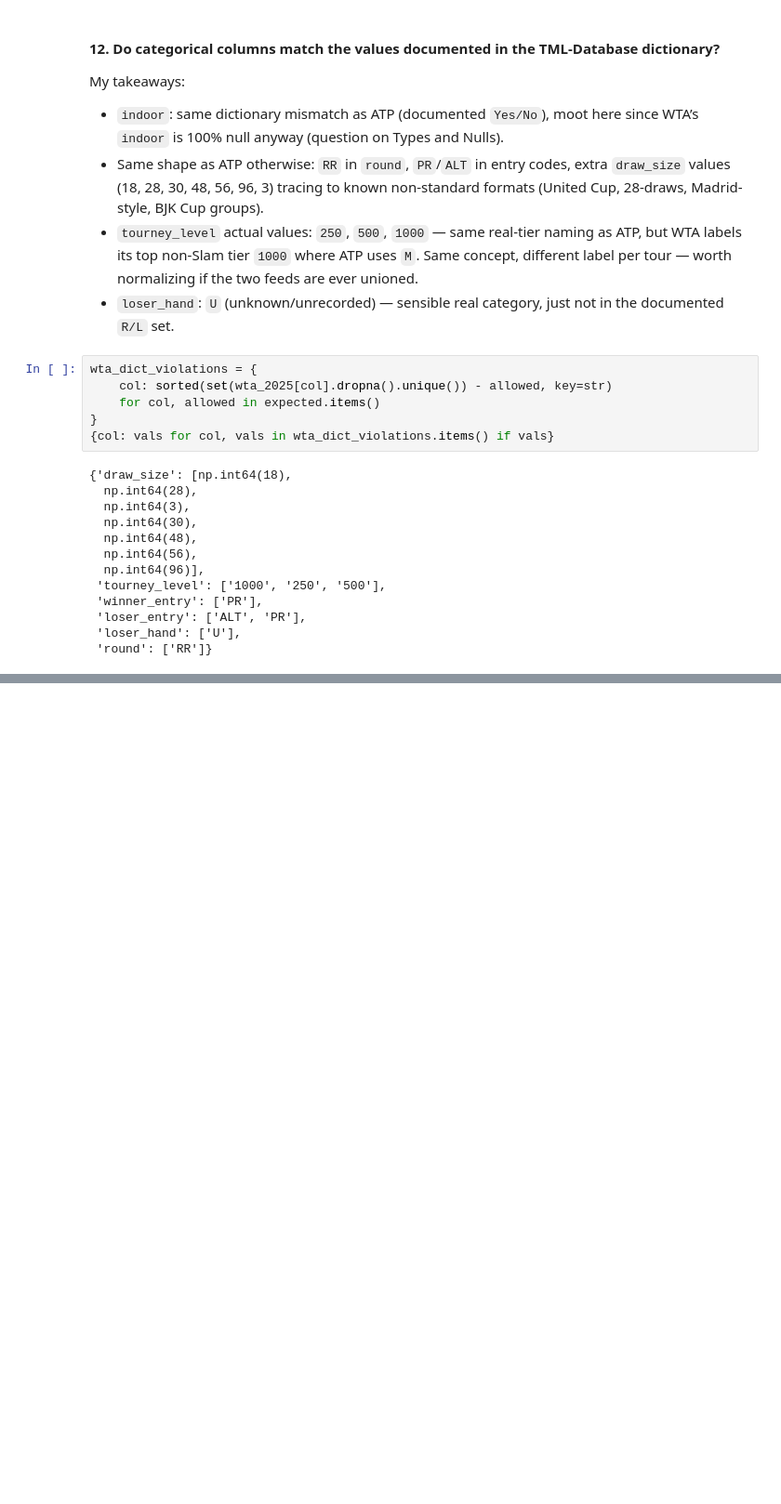
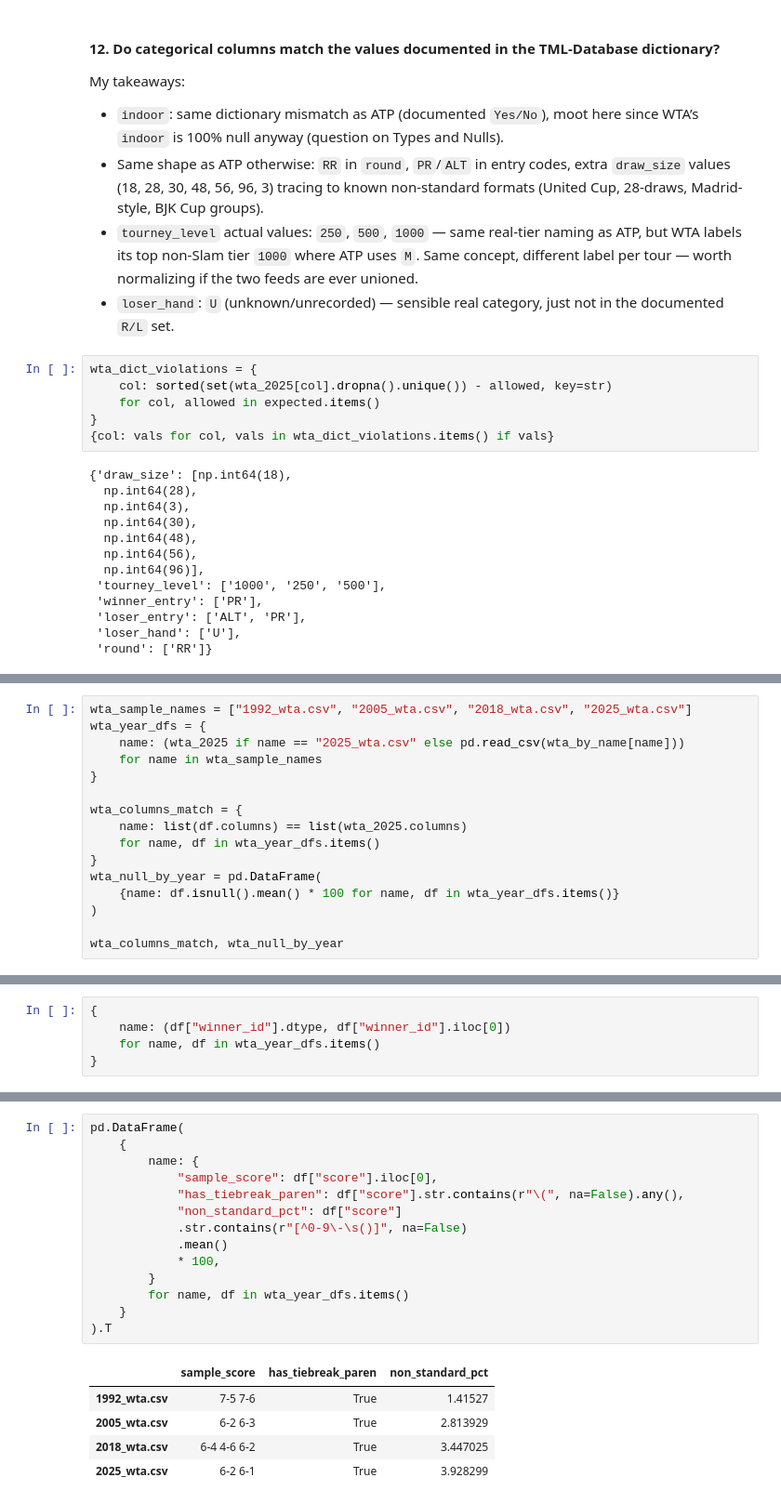
Before and after one commit to anajbellini/DataDeuce, a Jupyter notebook: analysis/source_profiling.ipynb, the cells around one changed output, grey strips where cells are left out. Shown at 93% size. Saved outputs shown, nothing was run; the diff lists cells and outputs as text; blank space fills up the shorter version.

```diff
--- a/analysis/source_profiling.ipynb
+++ b/analysis/source_profiling.ipynb
@@ -844,0 +963,16 @@ wta_dict_violations = {
+# %%
+wta_sample_names = ["1992_wta.csv", "2005_wta.csv", "2018_wta.csv", "2025_wta.csv"]
+wta_year_dfs = {
+    name: (wta_2025 if name == "2025_wta.csv" else pd.read_csv(wta_by_name[name]))
+    for name in wta_sample_names
+}
+
+wta_columns_match = {
+    name: list(df.columns) == list(wta_2025.columns)
+    for name, df in wta_year_dfs.items()
+}
+wta_null_by_year = pd.DataFrame(
+    {name: df.isnull().mean() * 100 for name, df in wta_year_dfs.items()}
+)
+
+wta_columns_match, wta_null_by_year
@@ -844,0 +1004,5 @@ wta_dict_violations = {
+# %%
+{
+    name: (df["winner_id"].dtype, df["winner_id"].iloc[0])
+    for name, df in wta_year_dfs.items()
+}
@@ -844,0 +1019,20 @@ wta_dict_violations = {
+# %%
+pd.DataFrame(
+    {
+        name: {
+            "sample_score": df["score"].iloc[0],
+            "has_tiebreak_paren": df["score"].str.contains(r"\(", na=False).any(),
+            "non_standard_pct": df["score"]
+            .str.contains(r"[^0-9\-\s()]", na=False)
+            .mean()
+            * 100,
+        }
+        for name, df in wta_year_dfs.items()
+    }
+).T
+# %% [output]
+|  | sample_score | has_tiebreak_paren | non_standard_pct |
+| 1992_wta.csv | 7-5 7-6 | True | 1.41527 |
+| 2005_wta.csv | 6-2 6-3 | True | 2.813929 |
+| 2018_wta.csv | 6-4 4-6 6-2 | True | 3.447025 |
+| 2025_wta.csv | 6-2 6-1 | True | 3.928299 |
```
Also changed, not shown: parts of 16 cells of this notebook.
